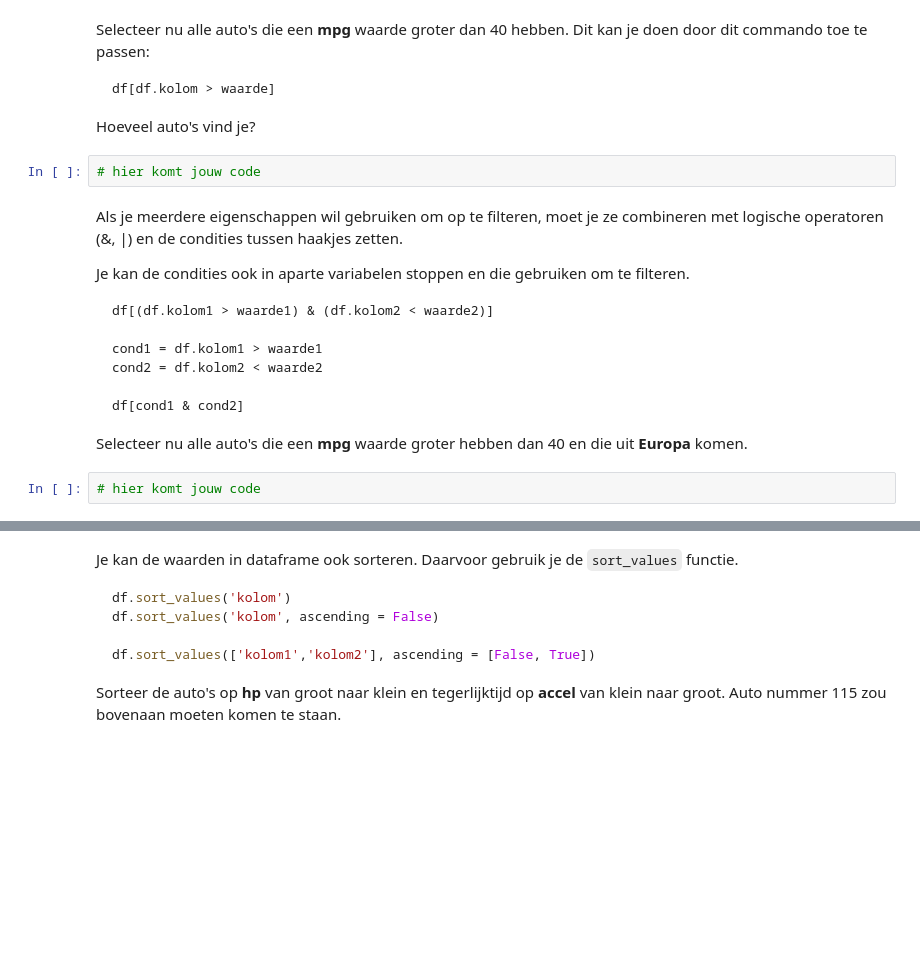
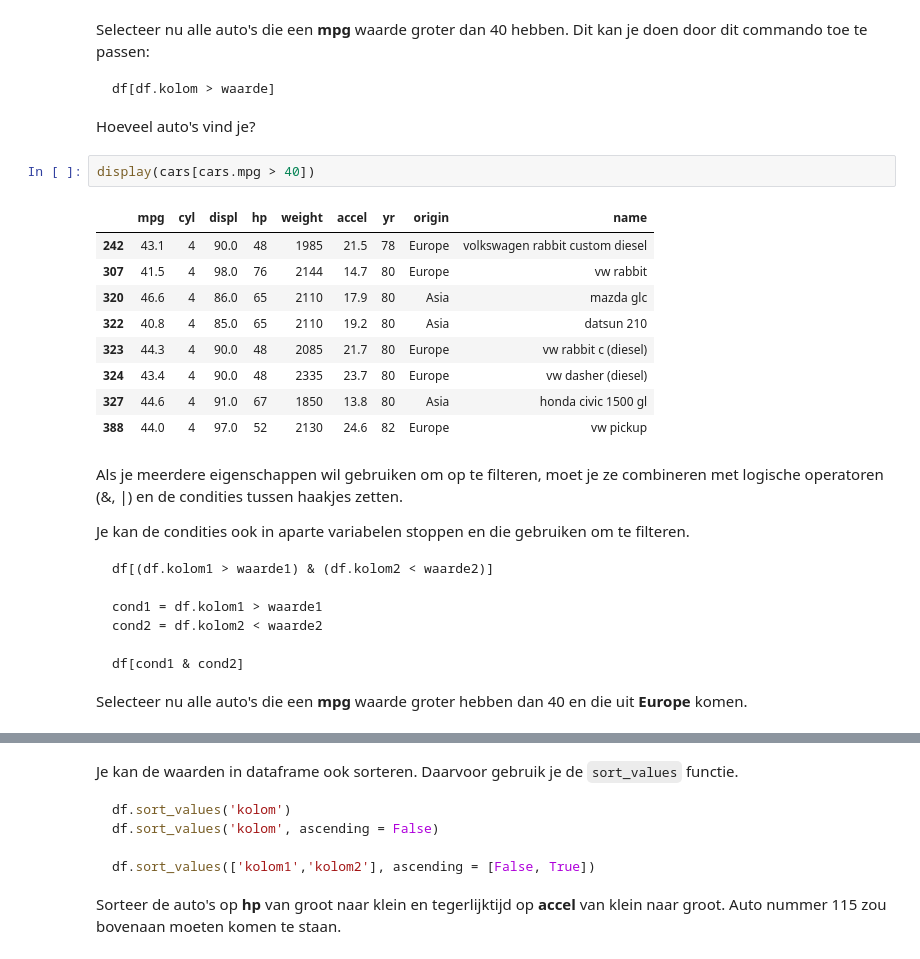
Before and after one commit to runevanbossuyt/PyCharm-Projects-DataScience1, a Jupyter notebook: W14P3/Oefenboek op Pandas Dataframe.ipynb, the cells around one changed output, grey strips where cells are left out. Cells and saved outputs as stored; diff of their text form; blank space fills up the shorter version.

````diff
--- a/W14P3/Oefenboek op Pandas Dataframe.ipynb
+++ b/W14P3/Oefenboek op Pandas Dataframe.ipynb
@@ -181,8 +409,18 @@ df[df.kolom > waarde]
 ```
 
 Hoeveel auto's vind je?
-# %%
-# hier komt jouw code
+# %%
+display(cars[cars.mpg > 40])
+# %% [output]
+|  | mpg | cyl | displ | hp | weight | accel | yr | origin | name |
+| 242 | 43.1 | 4 | 90.0 | 48 | 1985 | 21.5 | 78 | Europe | volkswagen rabbit custom diesel |
+| 307 | 41.5 | 4 | 98.0 | 76 | 2144 | 14.7 | 80 | Europe | vw rabbit |
+| 320 | 46.6 | 4 | 86.0 | 65 | 2110 | 17.9 | 80 | Asia | mazda glc |
+| 322 | 40.8 | 4 | 85.0 | 65 | 2110 | 19.2 | 80 | Asia | datsun 210 |
+| 323 | 44.3 | 4 | 90.0 | 48 | 2085 | 21.7 | 80 | Europe | vw rabbit c (diesel) |
+| 324 | 43.4 | 4 | 90.0 | 48 | 2335 | 23.7 | 80 | Europe | vw dasher (diesel) |
+| 327 | 44.6 | 4 | 91.0 | 67 | 1850 | 13.8 | 80 | Asia | honda civic 1500 gl |
+| 388 | 44.0 | 4 | 97.0 | 52 | 2130 | 24.6 | 82 | Europe | vw pickup |
 # %% [markdown]
 Als je meerdere eigenschappen wil gebruiken om op te filteren, moet je ze combineren met logische operatoren (&, |) en de condities tussen haakjes zetten.
 
@@ -196,6 +434,4 @@ cond2 = df.kolom2 < waarde2
 
 df[cond1 & cond2]
 ```
-Selecteer nu alle auto's die een **mpg** waarde groter hebben dan 40 en die uit **Europa** komen.
+Selecteer nu alle auto's die een **mpg** waarde groter hebben dan 40 en die uit **Europe** komen.
-# %%
-# hier komt jouw code
````
Also changed, not shown: parts of 83 cells of this notebook, 1 other file.
